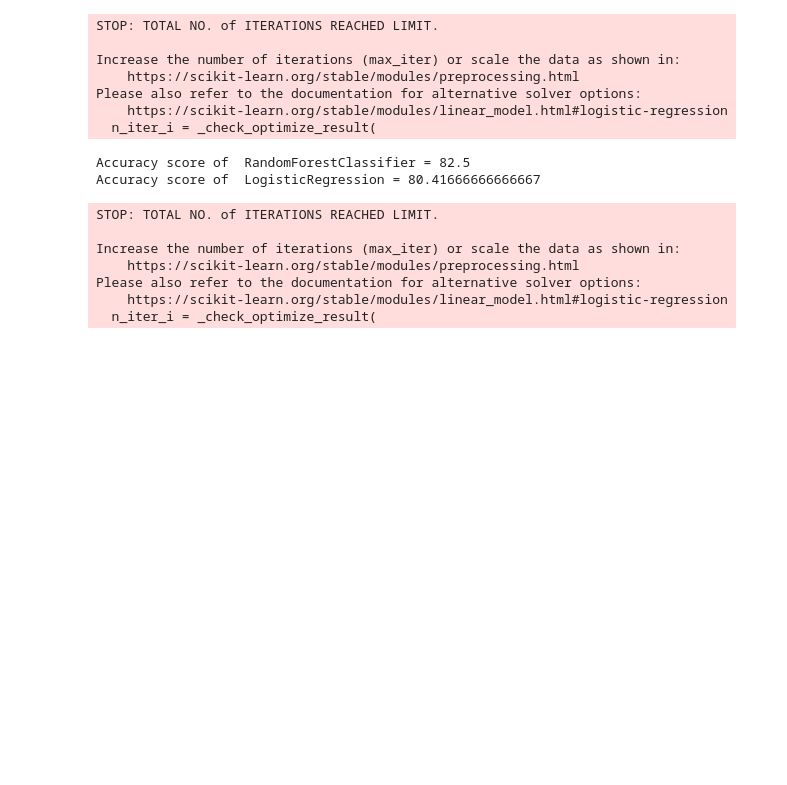
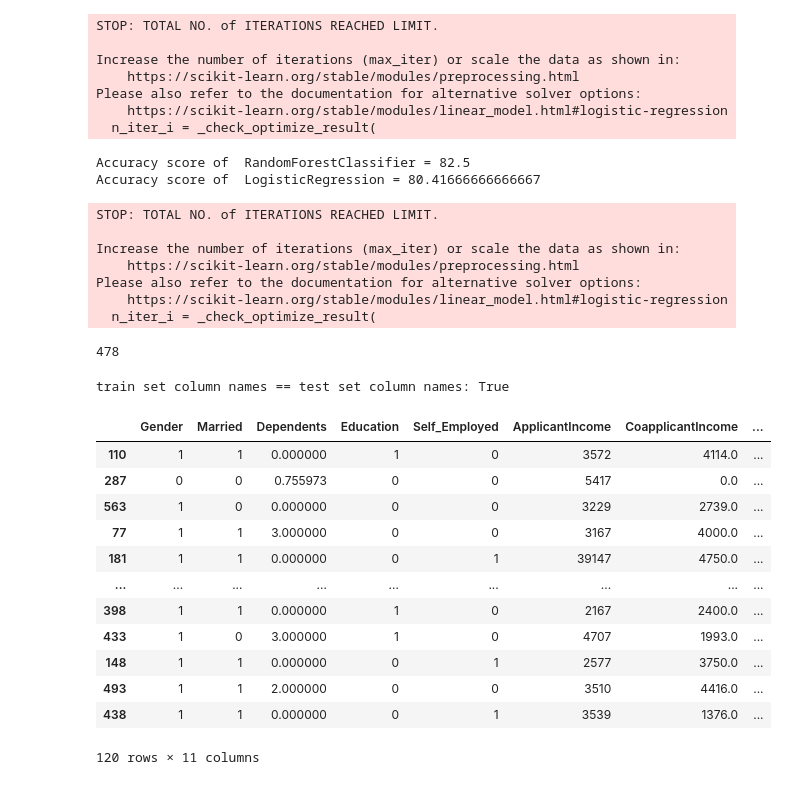
Before and after one commit to alopanik/Practicum-Project, a Jupyter notebook: Loan Approval Dataset.ipynb, the cells around one changed output. Cells and saved outputs as stored; diff of their text form; code cells hidden in the pictures; blank space fills up the shorter version.

```diff
--- a/Loan Approval Dataset.ipynb
+++ b/Loan Approval Dataset.ipynb
@@ -166,3 +201,60 @@ Increase the number of iterations (max_iter) or scale the data as shown in:
 Please also refer to the documentation for alternative solver options:
     https://scikit-learn.org/stable/modules/linear_model.html#logistic-regression
   n_iter_i = _check_optimize_result(
+# %%
+# from imblearn.over_sampling import SMOTENC
+
+X = data.drop(columns= ['Loan_Status'])
+y = data['Loan_Status']
+
+# sm = SMOTE(random_state = 2)
+# X_res, y_res = sm.fit_resample(X, y.ravel())
+
+# print('After OverSampling, the shape of train_X: {}'.format(X_res.shape))
+# print('After OverSampling, the shape of train_y: {} \n'.format(y_res.shape))
+
+# print("After OverSampling, counts of label 'True': {}".format(sum(y_res == 1)))
+# print("After OverSampling, counts of label 'False': {}".format(sum(y_res == 0)))
+
+# # Now we have a 50/50 split of fraud and non-fraud, now we can do the train test split.
+# %%
+# Now we can do the train test split. Here is where we control the sample size.
+
+# We need to do this first
+# y_res= pd.DataFrame(y_res)
+
+# Now train test split
+X_train, X_test, y_train, y_test = train_test_split(X, y, test_size = 0.20, random_state = 42)
+
+print(len(X_train))
+# %% [output]
+478
+# %%
+n_est = 5
+max_depth = 5
+
+# guess thresholds
+# X = pd.DataFrame(X, columns=h)
+# print("X:", X.shape)
+# print("y:",y.shape)
+X_train_guessed, thresholds, header, threshold_guess_time = compute_thresholds(X_train, y_train, n_est, max_depth)
+X_test_guessed = cut(X_test.copy(), thresholds)
+X_test_guessed = X_test_guessed[header]
+print("train set column names == test set column names: {}".format(list(X_train_guessed.columns)==list(X_test_guessed.columns)))
+
+# guess lower bound
+start_time = time.perf_counter()
+clf = GradientBoostingClassifier(n_estimators=n_est, max_depth=max_depth, random_state=42)
+clf.fit(X_train_guessed, y_train.values.flatten())
+warm_labels = clf.predict(X_train_guessed)
+elapsed_time = time.perf_counter() - start_time
+lb_time = elapsed_time
+
+# save the labels from lower bound guesses as a tmp file and return the path to it.
+labelsdir = pathlib.Path('./labels')
+labelsdir.mkdir(exist_ok=True, parents=True)
+labelpath = labelsdir / 'warm_label_fraud.tmp'
+labelpath = str(labelpath)
+pd.DataFrame(warm_labels, columns=["class_labels"]).to_csv(labelpath, header="class_labels",index=None)
+# %% [output]
+train set column names == test set column names: True
@@ -168,0 +263,16 @@ Please also refer to the documentation for alternative solver options:
+# %%
+X_test
+# %% [output]
+|  | Gender | Married | Dependents | Education | Self_Employed | ApplicantIncome | CoapplicantIncome | ... |
+| 110 | 1 | 1 | 0.000000 | 1 | 0 | 3572 | 4114.0 | ... |
+| 287 | 0 | 0 | 0.755973 | 0 | 0 | 5417 | 0.0 | ... |
+| 563 | 1 | 0 | 0.000000 | 0 | 0 | 3229 | 2739.0 | ... |
+| 77 | 1 | 1 | 3.000000 | 0 | 0 | 3167 | 4000.0 | ... |
+| 181 | 1 | 1 | 0.000000 | 0 | 1 | 39147 | 4750.0 | ... |
+| ... | ... | ... | ... | ... | ... | ... | ... | ... |
+| 398 | 1 | 1 | 0.000000 | 1 | 0 | 2167 | 2400.0 | ... |
+| 433 | 1 | 0 | 3.000000 | 1 | 0 | 4707 | 1993.0 | ... |
+| 148 | 1 | 1 | 0.000000 | 0 | 1 | 2577 | 3750.0 | ... |
+| 493 | 1 | 1 | 2.000000 | 0 | 0 | 3510 | 4416.0 | ... |
+| 438 | 1 | 1 | 0.000000 | 0 | 1 | 3539 | 1376.0 | ... |
+120 rows × 11 columns
```
Also changed, not shown: parts of 10 cells of this notebook.
